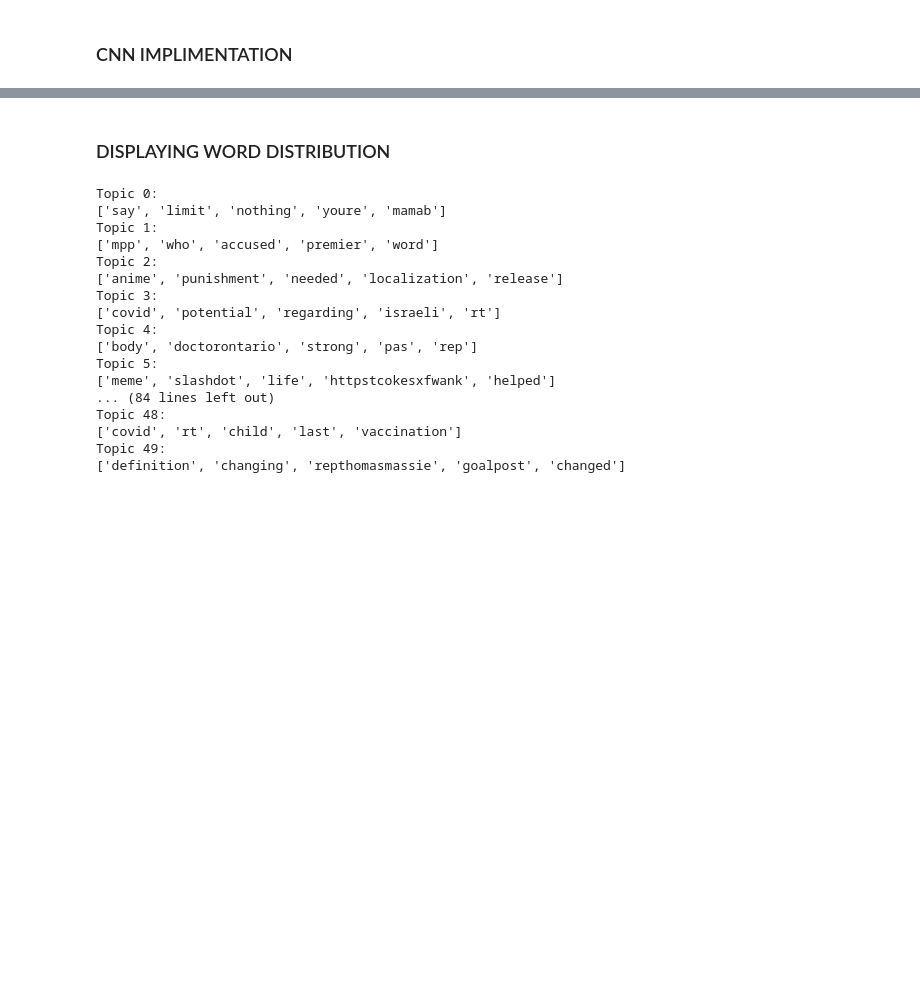
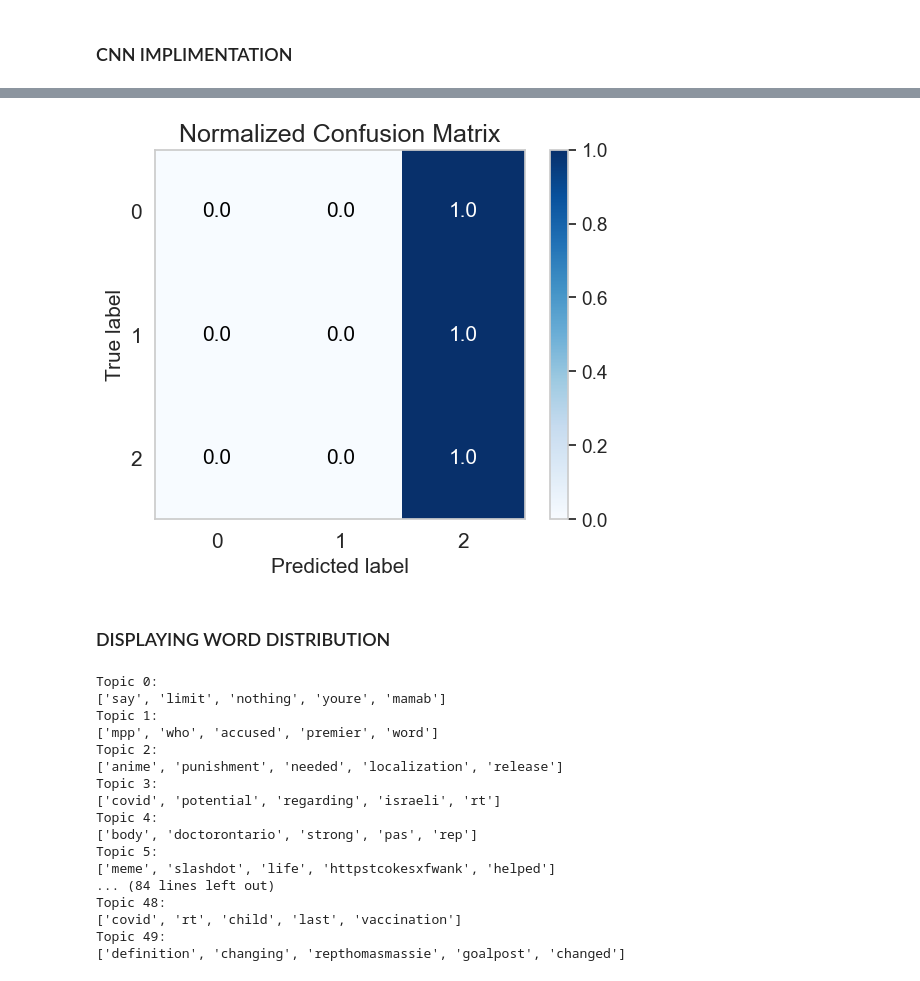
Before and after one commit to blxckbvrbi3/sentiment-analyser-article, a Jupyter notebook: SENTIMENT ANALYSIS PROJECT.ipynb, the cells around one changed output, grey strips where cells are left out. Cells and saved outputs as stored; diff of their text form; code cells hidden in the pictures; blank space fills up the shorter version.

Commit message:
Overfitted RNN, low model performance.

```diff
--- a/SENTIMENT ANALYSIS PROJECT.ipynb
+++ b/SENTIMENT ANALYSIS PROJECT.ipynb
@@ -703,0 +728,82 @@ ValueError: invalid literal for int() with base 10: 'Neutral'
+# %%
+import tensorflow as tf
+from tensorflow.keras.preprocessing.text import Tokenizer
+from tensorflow.keras.preprocessing.sequence import pad_sequences
+from tensorflow.keras.models import Sequential
+from tensorflow.keras.layers import Embedding, LSTM, Dropout, Dense
+from tensorflow.keras.callbacks import EarlyStopping
+from sklearn.metrics import classification_report, accuracy_score
+from sklearn.preprocessing import LabelEncoder
+from sklearn.utils.class_weight import compute_class_weight
+import matplotlib.pyplot as plt
+import scikitplot as skplt
+import numpy as np
+# from imblearn.over_sampling import RandomOverSampler  # Uncomment if using resampling
+
+# Parameters
+vocab_size = 10000
+embedding_dim = 64
+max_length = 100
+trunc_type = 'post'
+padding_type = 'post'
+oov_tok = "<OOV>"
+
+# Assuming X_train, y_train, X_test, y_test are your datasets
+# Replace these with your actual datasets
+
+# Tokenize the text
+tokenizer = Tokenizer(num_words=vocab_size, oov_token=oov_tok)
+tokenizer.fit_on_texts(X_train)
+word_index = tokenizer.word_index
+
+# Convert text to sequences and pad them
+sequences_train = tokenizer.texts_to_sequences(X_train)
+sequences_test = tokenizer.texts_to_sequences(X_test)
+
+padded_train = pad_sequences(sequences_train, maxlen=max_length, padding=padding_type, truncating=trunc_type)
+padded_test = pad_sequences(sequences_test, maxlen=max_length, padding=padding_type, truncating=trunc_type)
+
+# Convert string labels to integers
+label_encoder = LabelEncoder()
+y_train_encoded = label_encoder.fit_transform(y_train)
+y_test_encoded = label_encoder.transform(y_test)
+
+# Optional: Resampling (Uncomment to use)
+# ros = RandomOverSampler(random_state=42)
+# padded_train, y_train_encoded = ros.fit_resample(padded_train, y_train_encoded)
+
+# Calculate class weights
+class_weights = compute_class_weight('balanced', classes=np.unique(y_train_encoded), y=y_train_encoded)
+class_weights_dict = dict(enumerate(class_weights))
+
+# Build the RNN model
+model = Sequential([
+    Embedding(vocab_size, embedding_dim, input_length=max_length),
+    LSTM(128, return_sequences=True),
+    Dropout(0.2),
+    LSTM(128),
+    Dropout(0.2),
+    Dense(3, activation='softmax')
+])
+
+# Compile the model
+model.compile(loss='sparse_categorical_crossentropy', optimizer='adam', metrics=['accuracy'])
+
+# Early stopping to prevent overfitting
+early_stop = EarlyStopping(monitor='val_loss', patience=2)
+
+# Train the model
+model.fit(padded_train, y_train_encoded, epochs=10, validation_data=(padded_test, y_test_encoded), class_weight=class_weights_dict, callbacks=[early_stop])
+
+# Evaluate the model
+y_pred = model.predict(padded_test)
+y_pred_classes = tf.argmax(y_pred, axis=1).numpy()
+
+# Classification report and accuracy
+print(classification_report(y_test_encoded, y_pred_classes, target_names=['negative', 'positive', 'neutral']))
+print("Accuracy Score:", accuracy_score(y_test_encoded, y_pred_classes))
+
+# Plot confusion matrix
+skplt.metrics.plot_confusion_matrix(y_test_encoded, y_pred_classes, normalize=True)
+plt.show()
+# %% [output]
@@ -704,3 +827,4 @@ ValueError: invalid literal for int() with base 10: 'Neutral'
+[figure, added]
 # %% [markdown]
 ### DISPLAYING WORD DISTRIBUTION
 # %%
```
Also changed, not shown: parts of 10 cells of this notebook.
